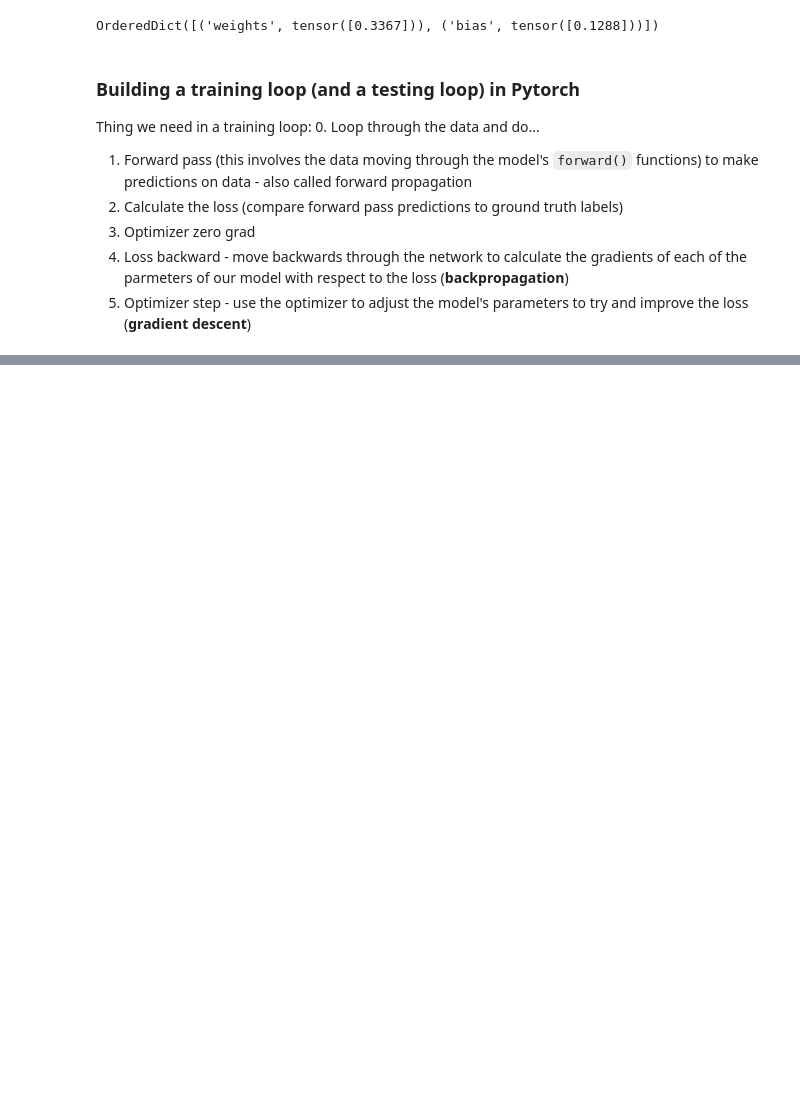
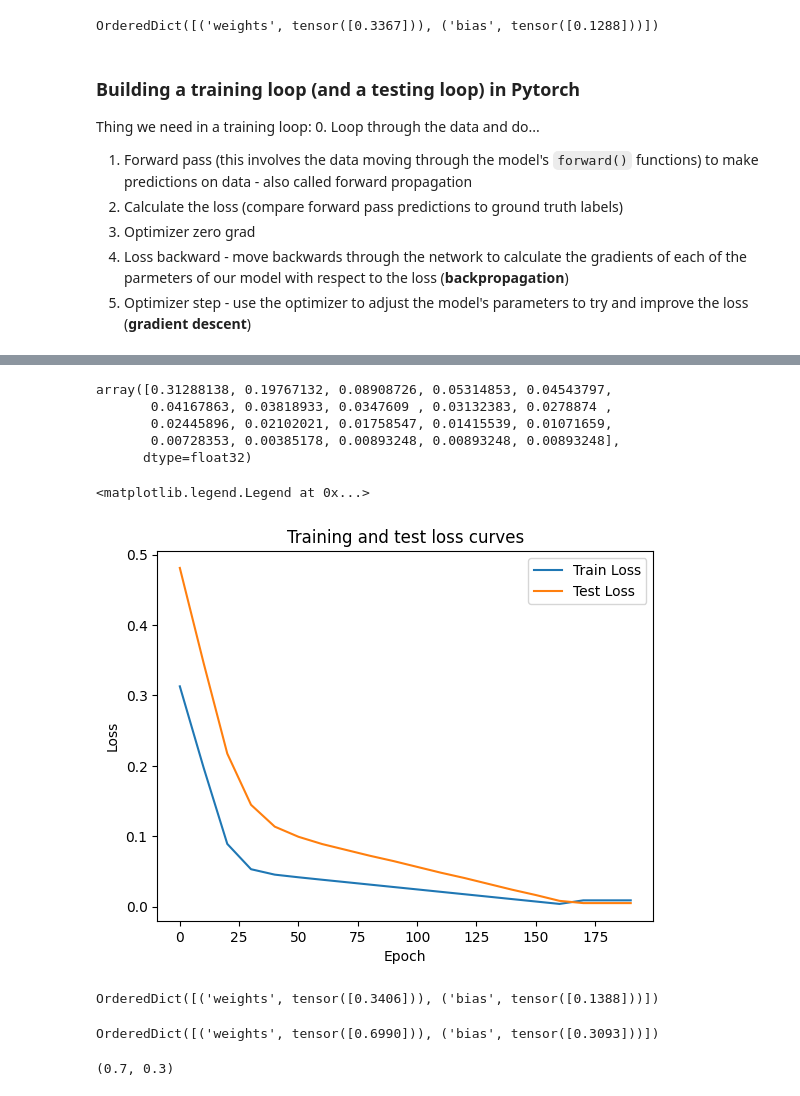
Before and after one commit to Koscee/pytorch-deep-learning-practice, a Jupyter notebook: 01_pytorch_workflow.ipynb, the cells around one changed output, grey strips where cells are left out. Cells and saved outputs as stored; diff of their text form; code cells hidden in the pictures; blank space fills up the shorter version.

Commit message:
pytorch-workflow: run train and test loop epoch by epoch

```diff
--- a/01_pytorch_workflow.ipynb
+++ b/01_pytorch_workflow.ipynb
@@ -324,8 +324,15 @@ Thing we need in a training loop:
 4. Loss backward - move backwards through the network to calculate the gradients of each of the parmeters of our model with respect to the loss (**backpropagation**)
 5. Optimizer step - use the optimizer to adjust the model's parameters to try and improve the loss (**gradient descent**)
 # %%
+torch.manual_seed(42)
+
 # An epoch is one loop through the data. (this is a hyperparameter because we set it ourselves)
-epochs = 1
+epochs = 200
+
+# record metric values
+epoch_count = []
+train_loss_values = []
+test_loss_values = []
 
 ### Training
 # 0. Loop through the data
@@ -337,17 +344,32 @@ for epoch in range(epochs):
   y_pred = model_0(X_train)
 
   # 2. Calculate the loss
-  loss = loss_fn(y_pred, y_train)
+  train_loss = loss_fn(y_pred, y_train)
 
   # 3. Zero the gradients of the optimizer (bec they accumulate by default)
   optimizer.zero_grad()
 
   # 4. Perform backpropagation on the loss with respect to the parameters of the model
-  loss.backward()
+  train_loss.backward()
 
   # 5. Step the optimizer (perform gradient descent)
   # by default optimizer changes will accumulate through the loop so..
   # we have to zero them above in step 3 for the next iteration of the loop
   optimizer.step()
 
-# model_0.eval() # turns off gradient tracking
+  ## Testing
+  model_0.eval() # turns off different settings in the model not needed for evaluation/testing (dropout/batch norm layers)
+  with torch.inference_mode(): # turns off gradient tracking and a other stuffs behind the scenes
+    # 1. Do the forward pass
+    test_pred = model_0(X_test)
+
+    # 2. Calculate the loss
+    test_loss = loss_fn(test_pred, y_test)
+
+  # Print out loss and model state_dict() at every 10 epochs
+  if epoch % 10 == 0:
+    epoch_count.append(epoch)
+    train_loss_values.append(train_loss)
+    test_loss_values.append(test_loss)
+    print(f"Epoch: {epoch} | MAE Train Loss: {train_loss} | MAE Test loss: {test_loss}")
+    print(model_0.state_dict())
@@ -353,0 +394,29 @@ for epoch in range(epochs):
+# %%
+# loss_values
+torch.Tensor(train_loss_values).numpy()
+# %% [output]
+array([0.31288138, 0.19767132, 0.08908726, 0.05314853, 0.04543797,
+       0.04167863, 0.03818933, 0.0347609 , 0.03132383, 0.0278874 ,
+       0.02445896, 0.02102021, 0.01758547, 0.01415539, 0.01071659,
+       0.00728353, 0.00385178, 0.00893248, 0.00893248, 0.00893248],
+      dtype=float32)
+# %%
+import numpy as np
+
+train_loss_data = np.array(torch.Tensor(train_loss_values).numpy())
+
+# Plot the loss curves
+plt.plot(epoch_count, train_loss_data, label="Train Loss")
+plt.plot(epoch_count, test_loss_values, label="Test Loss")
+plt.title("Training and test loss curves")
+plt.ylabel("Loss")
+plt.xlabel("Epoch")
+plt.legend()
+# %% [output]
+<matplotlib.legend.Legend at 0x...>
+[figure, added]
+# %%
+# initial parameters
+model_0.state_dict()
+# %% [output]
+OrderedDict([('weights', tensor([0.3406])), ('bias', tensor([0.1388]))])
@@ -353,0 +426,8 @@ for epoch in range(epochs):
+# %%
+model_0.state_dict()
+# %% [output]
+OrderedDict([('weights', tensor([0.6990])), ('bias', tensor([0.3093]))])
+# %%
+weight, bias
+# %% [output]
+(0.7, 0.3)
```
Also changed, not shown: parts of 5 cells of this notebook.
